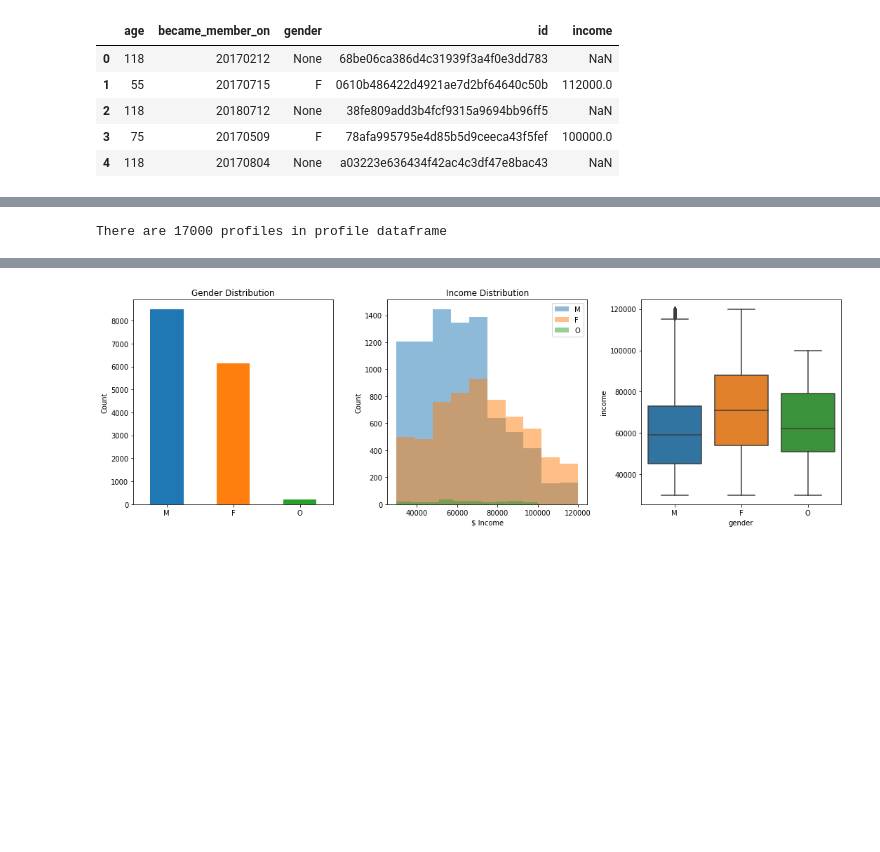
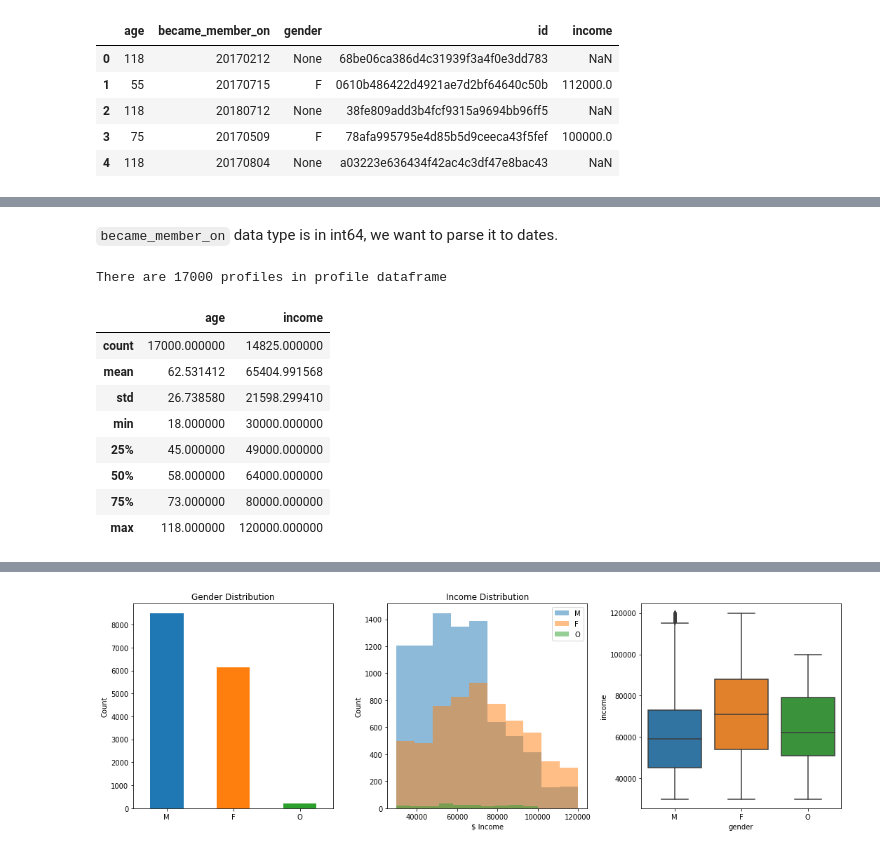
Before and after one commit to jeffrisandy/starbuck_capstone, a Jupyter notebook: Part 1 - Data Understanding and Cleaning.ipynb, the cells around one changed output, grey strips where cells are left out. Saved outputs shown, nothing was run; the diff lists cells and outputs as text; code cells hidden in the pictures; blank space fills up the shorter version.

```diff
--- a/Part 1 - Data Understanding and Cleaning.ipynb
+++ b/Part 1 - Data Understanding and Cleaning.ipynb
@@ -201,6 +229,20 @@ profile.head()
+# %% [markdown]
+`became_member_on` data type is in int64, we want to parse it to dates.
 # %%
 print(f'There are {profile.shape[0]} profiles in profile dataframe')
 # %% [output]
 There are 17000 profiles in profile dataframe
+# %%
+profile[['age', 'income']].describe()
+# %% [output]
+|  | age | income |
+| count | 17000.000000 | 14825.000000 |
+| mean | 62.531412 | 65404.991568 |
+| std | 26.738580 | 21598.299410 |
+| min | 18.000000 | 30000.000000 |
+| 25% | 45.000000 | 49000.000000 |
+| 50% | 58.000000 | 64000.000000 |
+| 75% | 73.000000 | 80000.000000 |
+| max | 118.000000 | 120000.000000 |
 # %%
 # distribution of age and income column
```
Also changed, not shown: parts of 22 cells of this notebook.
